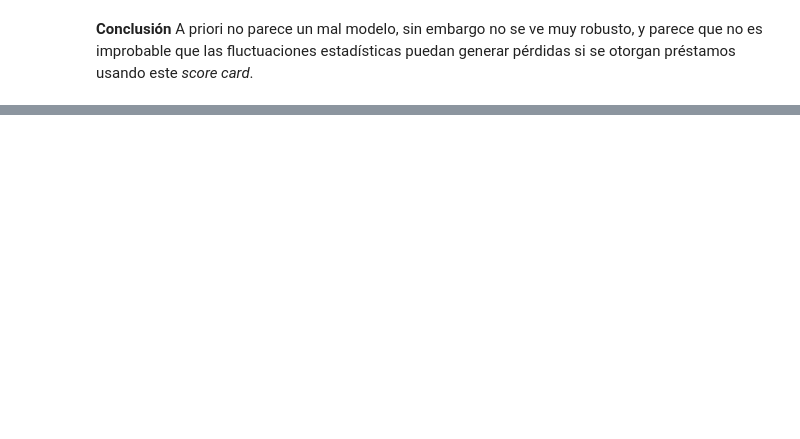
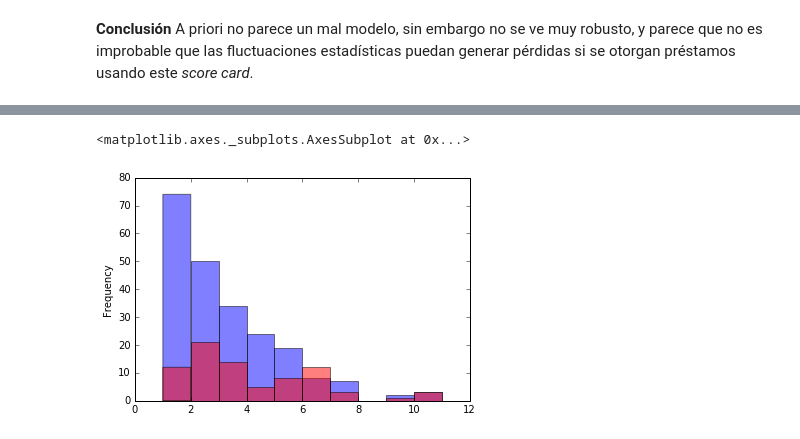
Before and after one commit to hackerschoolmty/Programa-Data-Science, a Jupyter notebook: 5.- Aprendizaje automático/5.- Sesión 1 Aprendizaje automático.ipynb, the cells around one changed output, grey strips where cells are left out. Saved outputs shown, nothing was run; the diff lists cells and outputs as text; code cells hidden in the pictures; blank space fills up the shorter version.

```diff
--- a/5.- Aprendizaje automático/5.- Sesión 1 Aprendizaje automático.ipynb
+++ b/5.- Aprendizaje automático/5.- Sesión 1 Aprendizaje automático.ipynb
@@ -456,0 +488,9 @@ Ahora sólo falta identificar cada uno de los términos involucrados en la desig
+# %%
+prp_min = df_good['purpose_numeric'].min()
+prp_max = df_good['purpose_numeric'].max()
+prp_range = range(prp_min,prp_max+1,1)
+df_good['purpose_numeric'].plot.hist(bins=prp_range,color='b',alpha=0.5,label='good')
+df_bad['purpose_numeric'].plot.hist(bins=prp_range,color='r',alpha=0.5,label='bad')
+# %% [output]
+<matplotlib.axes._subplots.AxesSubplot at 0x...>
+[figure, added]
```
Also changed, not shown: parts of 10 cells of this notebook.
